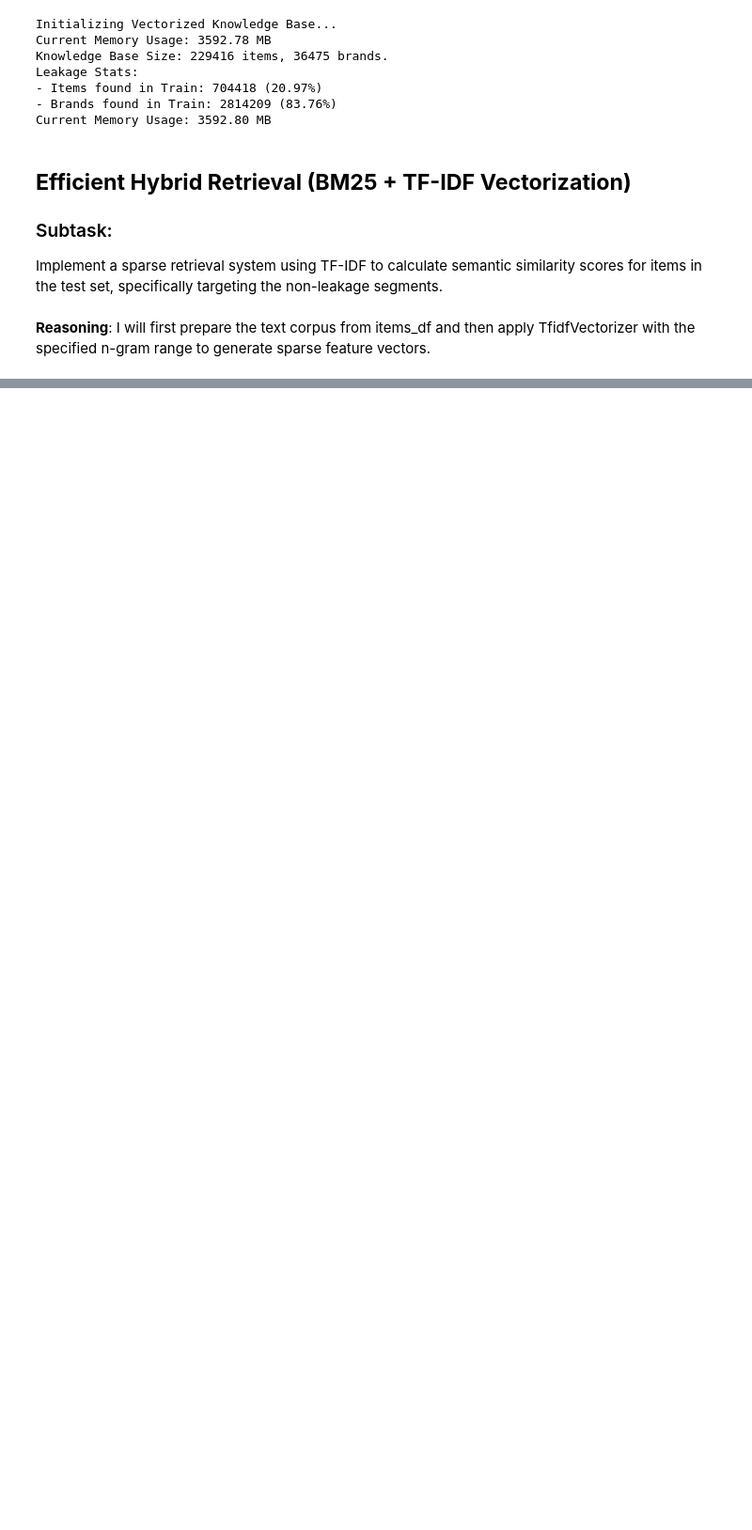
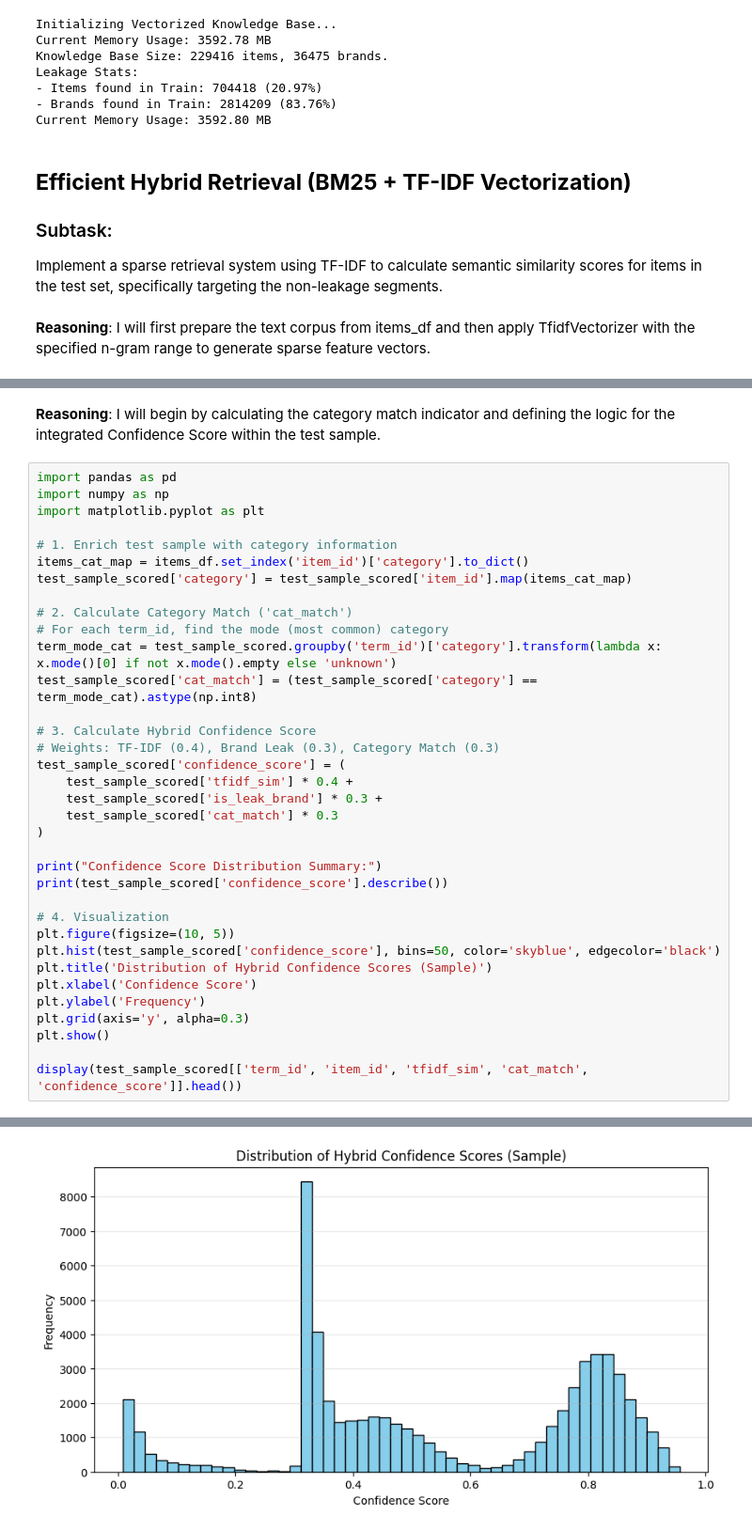
Before and after one commit to oomerevren/omer1arat2, a Jupyter notebook: notebooks/Getting_started_with_google_colab_ai.ipynb, the cells around one changed output, grey strips where cells are left out. Shown at 94% size. Saved outputs shown, nothing was run; the diff lists cells and outputs as text; blank space fills up the shorter version.

```diff
--- a/notebooks/Getting_started_with_google_colab_ai.ipynb
+++ b/notebooks/Getting_started_with_google_colab_ai.ipynb
@@ -872,0 +1019,39 @@ Fitting TfidfVectorizer on item corpus...
+# %% [markdown]
+**Reasoning**:
+I will begin by calculating the category match indicator and defining the logic for the integrated Confidence Score within the test sample.
+# %%
+import pandas as pd
+import numpy as np
+import matplotlib.pyplot as plt
+
+# 1. Enrich test sample with category information
+items_cat_map = items_df.set_index('item_id')['category'].to_dict()
+test_sample_scored['category'] = test_sample_scored['item_id'].map(items_cat_map)
+
+# 2. Calculate Category Match ('cat_match')
+# For each term_id, find the mode (most common) category
+term_mode_cat = test_sample_scored.groupby('term_id')['category'].transform(lambda x: x.mode()[0] if not x.mode().empty else 'unknown')
+test_sample_scored['cat_match'] = (test_sample_scored['category'] == term_mode_cat).astype(np.int8)
+
+# 3. Calculate Hybrid Confidence Score
+# Weights: TF-IDF (0.4), Brand Leak (0.3), Category Match (0.3)
+test_sample_scored['confidence_score'] = (
+    test_sample_scored['tfidf_sim'] * 0.4 +
+    test_sample_scored['is_leak_brand'] * 0.3 +
+    test_sample_scored['cat_match'] * 0.3
+)
+
+print("Confidence Score Distribution Summary:")
+print(test_sample_scored['confidence_score'].describe())
+
+# 4. Visualization
+plt.figure(figsize=(10, 5))
+plt.hist(test_sample_scored['confidence_score'], bins=50, color='skyblue', edgecolor='black')
+plt.title('Distribution of Hybrid Confidence Scores (Sample)')
+plt.xlabel('Confidence Score')
+plt.ylabel('Frequency')
+plt.grid(axis='y', alpha=0.3)
+plt.show()
+
+display(test_sample_scored[['term_id', 'item_id', 'tfidf_sim', 'cat_match', 'confidence_score']].head())
+# %% [output]
@@ -872,0 +1068 @@ Fitting TfidfVectorizer on item corpus...
+[figure, added]
```
Also changed, not shown: parts of 83 cells of this notebook.
